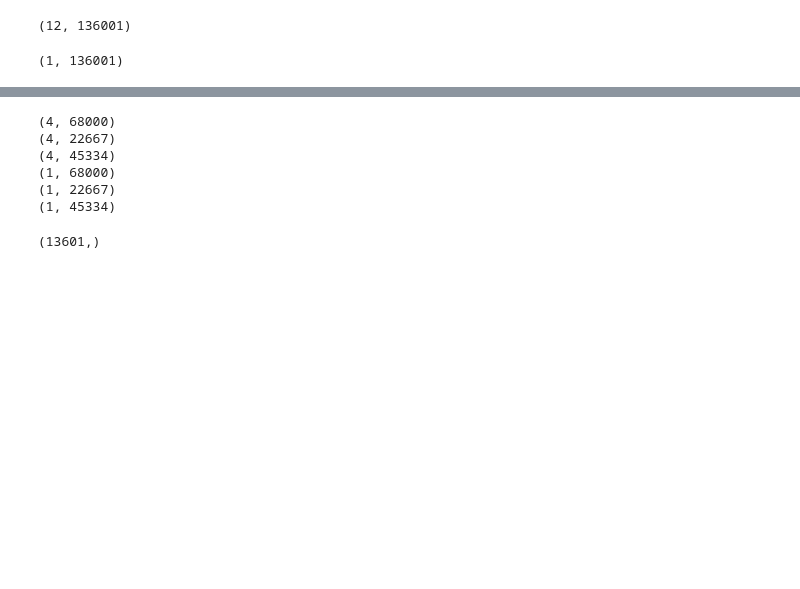
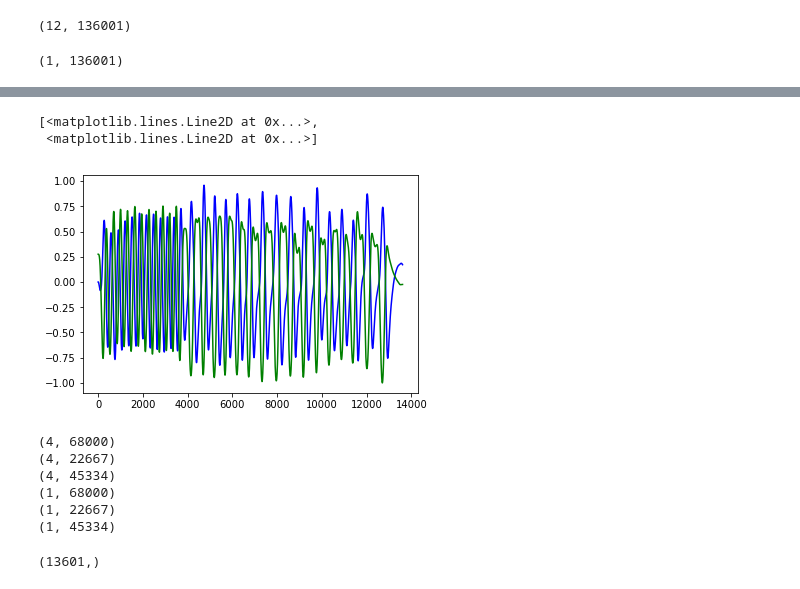
Before and after one commit to voxxys/dl_sandbox, a Jupyter notebook: ecog/Untitled.ipynb, the cells around one changed output, grey strips where cells are left out. Cells and saved outputs as stored; diff of their text form; code cells hidden in the pictures; blank space fills up the shorter version.

```diff
--- a/ecog/Untitled.ipynb
+++ b/ecog/Untitled.ipynb
@@ -73,0 +106,6 @@ mv_acc_test = mv_acc[:,(2*len_raw_data//3):]
+# %%
+plt.plot(8*raw_acc_f[0,::10],'b',mv_acc[0,::10],'g')
+# %% [output]
+[<matplotlib.lines.Line2D at 0x...>,
+ <matplotlib.lines.Line2D at 0x...>]
+[figure, added]
```
Also changed, not shown: parts of 32 cells of this notebook, 18 other files.
